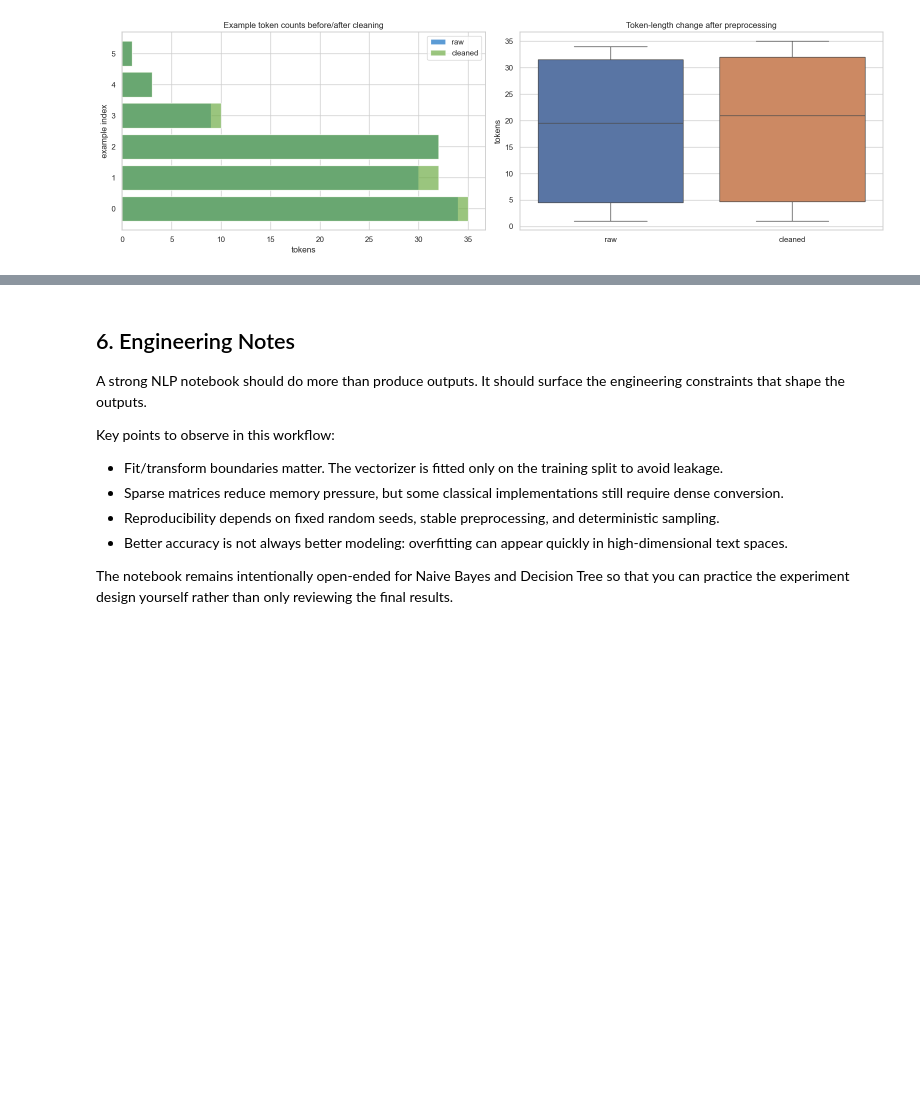
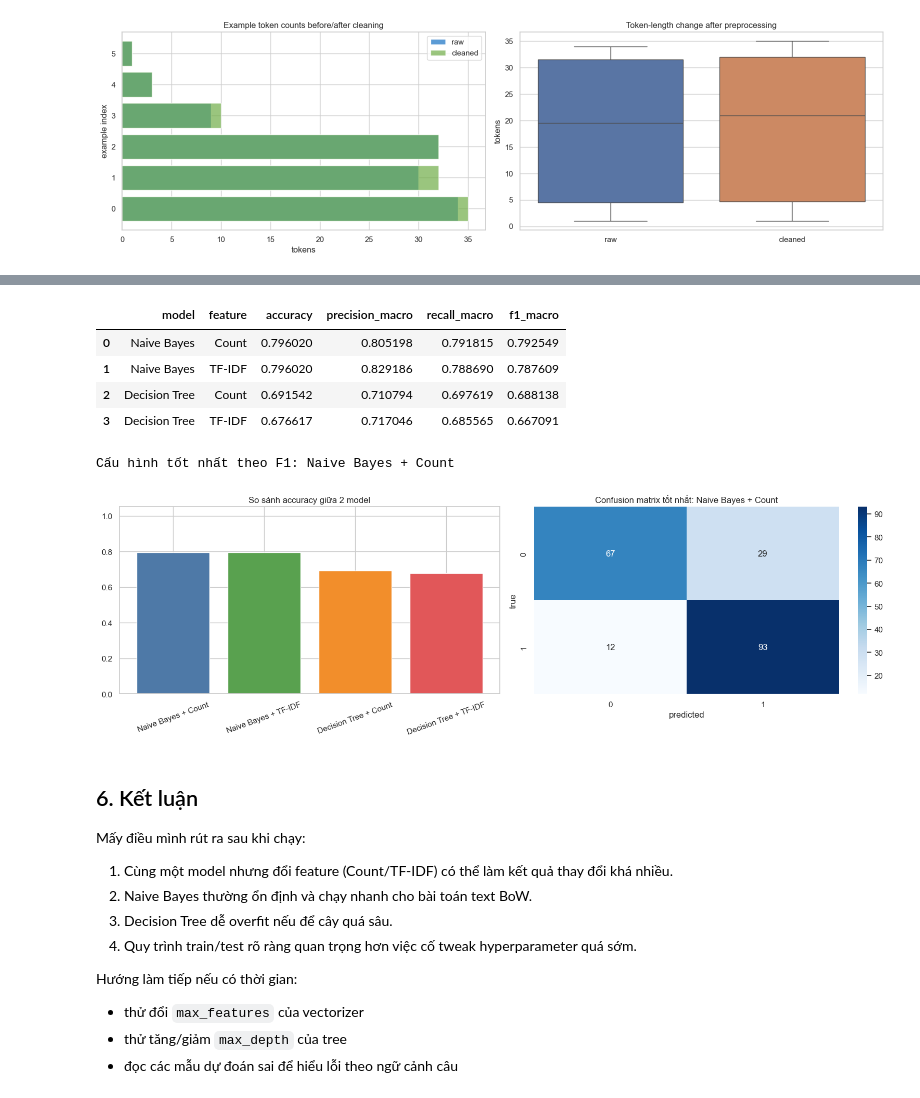
Before and after one commit to Dyu20705/Classical-NLP-From-Scratch-Research-Framework, a Jupyter notebook: notebook/exploration.ipynb, the cells around one changed output, grey strips where cells are left out. Drawn from its saved outputs; the diff is of its cells as text; code cells hidden in the pictures; blank space fills up the shorter version.

```diff
--- a/notebook/exploration.ipynb
+++ b/notebook/exploration.ipynb
@@ -544,44 +454,55 @@ secondary_metrics_df
 # %%
+all_results = nb_results + dt_results
+all_results_df = pd.DataFrame([{k: v for k, v in row.items() if k != 'cm'} for row in all_results]).sort_values('f1_macro', ascending=False).reset_index(drop=True)
+
+display(all_results_df)
+
 fig, axes = plt.subplots(1, 2, figsize=(16, 5))
 
-# Comparison chart
-if sns is not None:
-    sns.barplot(data=secondary_metrics_df, x='model', y='accuracy', ax=axes[0], palette='viridis')
-else:
-    axes[0].bar(secondary_metrics_df['model'], secondary_metrics_df['accuracy'], color='#5b9bd5')
-axes[0].set_title('Secondary model accuracy comparison')
+# Biểu đồ so sánh accuracy
+label_names = all_results_df['model'] + ' + ' + all_results_df['feature']
+axes[0].bar(label_names, all_results_df['accuracy'], color=['#4e79a7', '#59a14f', '#f28e2b', '#e15759'])
+axes[0].set_title('So sánh accuracy giữa 2 model')
 axes[0].set_ylim(0, 1.05)
-axes[0].tick_params(axis='x', rotation=25)
+axes[0].tick_params(axis='x', rotation=20)
 
-# Confusion matrix for the best secondary model
-best_secondary_model = secondary_metrics_df.iloc[0]['model']
-best_secondary_cm = secondary_metric_maps[best_secondary_model]['cm']
-best_secondary_classes = secondary_metric_maps[best_secondary_model]['classes']
+# Confusion matrix của cấu hình tốt nhất theo F1
+best_idx = all_results_df['f1_macro'].idxmax()
+best_model_name = all_results_df.loc[best_idx, 'model']
+best_feature_name = all_results_df.loc[best_idx, 'feature']
+best_cm = next(row['cm'] for row in all_results if row['model'] == best_model_name and row['feature'] == best_feature_name)
 
 if sns is not None:
-    sns.heatmap(best_secondary_cm, annot=True, fmt='d', cmap='Blues', ax=axes[1], xticklabels=best_secondary_classes, yticklabels=best_secondary_classes)
+    sns.heatmap(best_cm, annot=True, fmt='d', cmap='Blues', ax=axes[1])
 else:
-    axes[1].imshow(best_secondary_cm, cmap='Blues')
-    axes[1].set_xticks(range(len(best_secondary_classes)))
-    axes[1].set_yticks(range(len(best_secondary_classes)))
-    axes[1].set_xticklabels(best_secondary_classes)
-    axes[1].set_yticklabels(best_secondary_classes)
-axes[1].set_title(f'Confusion matrix: {best_secondary_model}')
+    axes[1].imshow(best_cm, cmap='Blues')
+axes[1].set_title(f'Confusion matrix tốt nhất: {best_model_name} + {best_feature_name}')
 axes[1].set_xlabel('predicted')
 axes[1].set_ylabel('true')
 
 plt.tight_layout()
 
-best_secondary_model, best_secondary_cm
+print('Cấu hình tốt nhất theo F1:', best_model_name, '+', best_feature_name)
+# %% [output]
+|  | model | feature | accuracy | precision_macro | recall_macro | f1_macro |
+| 0 | Naive Bayes | Count | 0.796020 | 0.805198 | 0.791815 | 0.792549 |
+| 1 | Naive Bayes | TF-IDF | 0.796020 | 0.829186 | 0.788690 | 0.787609 |
+| 2 | Decision Tree | Count | 0.691542 | 0.710794 | 0.697619 | 0.688138 |
+| 3 | Decision Tree | TF-IDF | 0.676617 | 0.717046 | 0.685565 | 0.667091 |
+Cấu hình tốt nhất theo F1: Naive Bayes + Count
+[figure, added]
 # %% [markdown]
-## 6. Engineering Notes
+## 6. Kết luận
 
-A strong NLP notebook should do more than produce outputs. It should surface the engineering constraints that shape the outputs.
+Mấy điều mình rút ra sau khi chạy:
 
-Key points to observe in this workflow:
-- Fit/transform boundaries matter. The vectorizer is fitted only on the training split to avoid leakage.
-- Sparse matrices reduce memory pressure, but some classical implementations still require dense conversion.
-- Reproducibility depends on fixed random seeds, stable preprocessing, and deterministic sampling.
-- Better accuracy is not always better modeling: overfitting can appear quickly in high-dimensional text spaces.
+1. Cùng một model nhưng đổi feature (Count/TF-IDF) có thể làm kết quả thay đổi khá nhiều.
+2. Naive Bayes thường ổn định và chạy nhanh cho bài toán text BoW.
+3. Decision Tree dễ overfit nếu để cây quá sâu.
+4. Quy trình train/test rõ ràng quan trọng hơn việc cố tweak hyperparameter quá sớm.
 
-The notebook remains intentionally open-ended for Naive Bayes and Decision Tree so that you can practice the experiment design yourself rather than only reviewing the final results.
+Hướng làm tiếp nếu có thời gian:
+
+- thử đổi `max_features` của vectorizer
+- thử tăng/giảm `max_depth` của tree
+- đọc các mẫu dự đoán sai để hiểu lỗi theo ngữ cảnh câu
```
Also changed, not shown: parts of 14 cells of this notebook, 2 other files.
